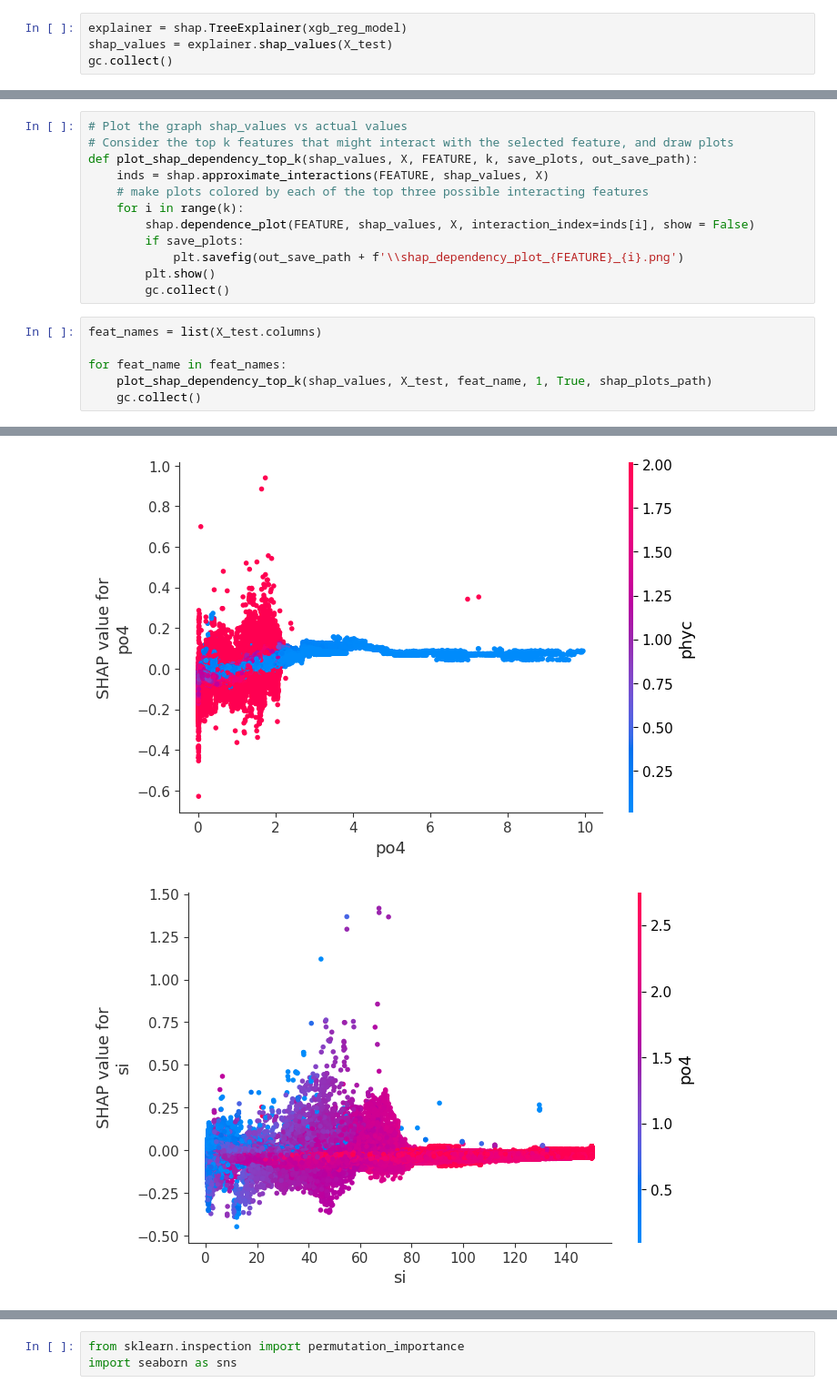
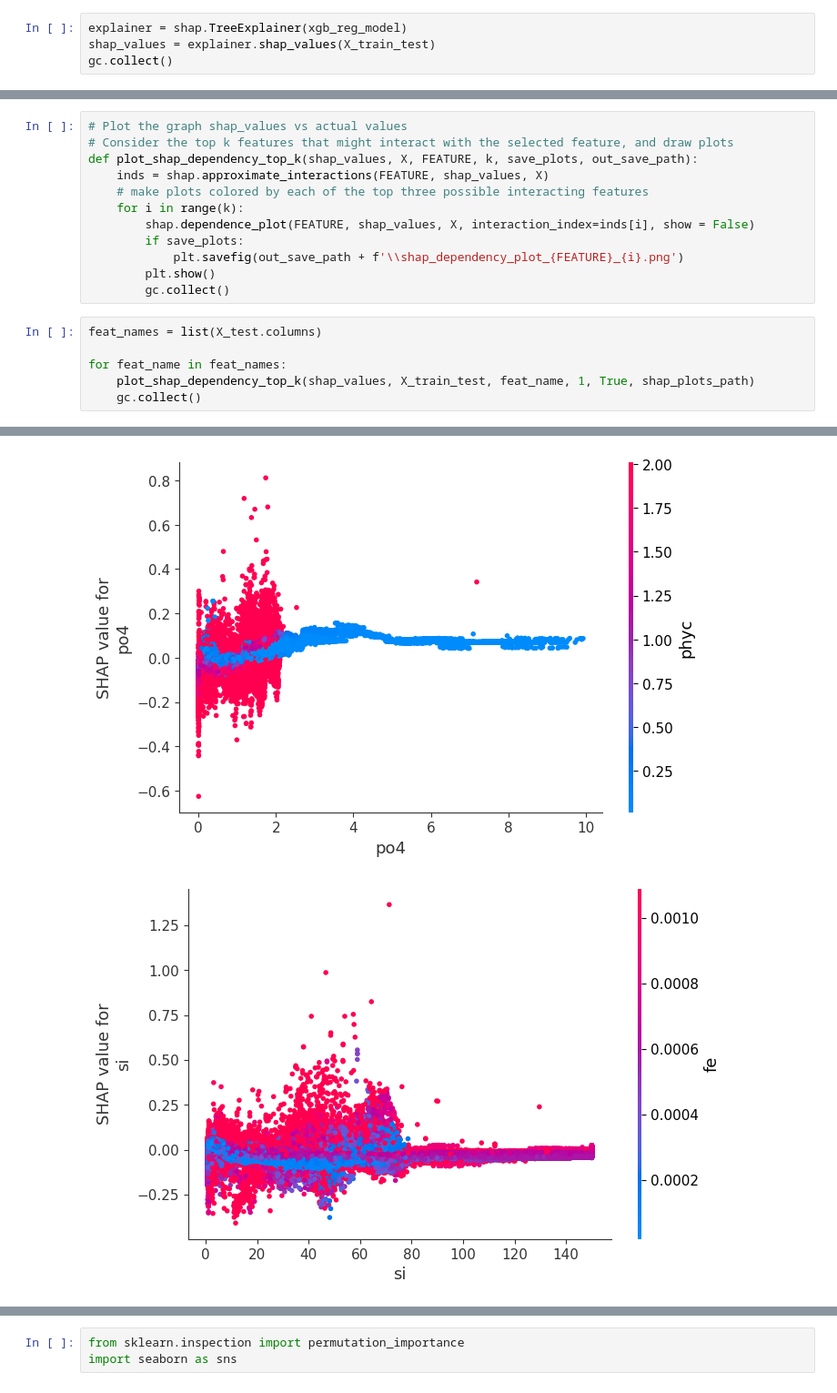
Before and after one commit to ingridasemenec/wonderpusoctopus, a Jupyter notebook: COPERNICUS_exploratory_data_analysis_XGBOOST.ipynb, the cells around one changed output, grey strips where cells are left out. Shown at 91% size. Cells and saved outputs as stored; diff of their text form.

```diff
--- a/COPERNICUS_exploratory_data_analysis_XGBOOST.ipynb
+++ b/COPERNICUS_exploratory_data_analysis_XGBOOST.ipynb
@@ -248,7 +250,7 @@ for feat_imp_type in FEAT_IMP_TYPES:
 import shap
 # %%
 explainer = shap.TreeExplainer(xgb_reg_model)
-shap_values = explainer.shap_values(X_test)
+shap_values = explainer.shap_values(X_train_test)
 gc.collect()
 # %% [output]
 45
@@ -292,6 +292,6 @@ def plot_shap_dependency_top_k(shap_values, X, FEATURE, k, save_plots, out_save_
 feat_names = list(X_test.columns)
 
 for feat_name in feat_names:
-    plot_shap_dependency_top_k(shap_values, X_test, feat_name, 1, True, shap_plots_path)
+    plot_shap_dependency_top_k(shap_values, X_train_test, feat_name, 1, True, shap_plots_path)
     gc.collect()
 # %% [output]
@@ -304,3 +304,3 @@ for feat_name in feat_names:
-[figure, old version]
+[figure, new version]
-[figure, old version]
+[figure, new version]
 # %% [markdown]
```
Also changed, not shown: parts of 16 cells of this notebook.
